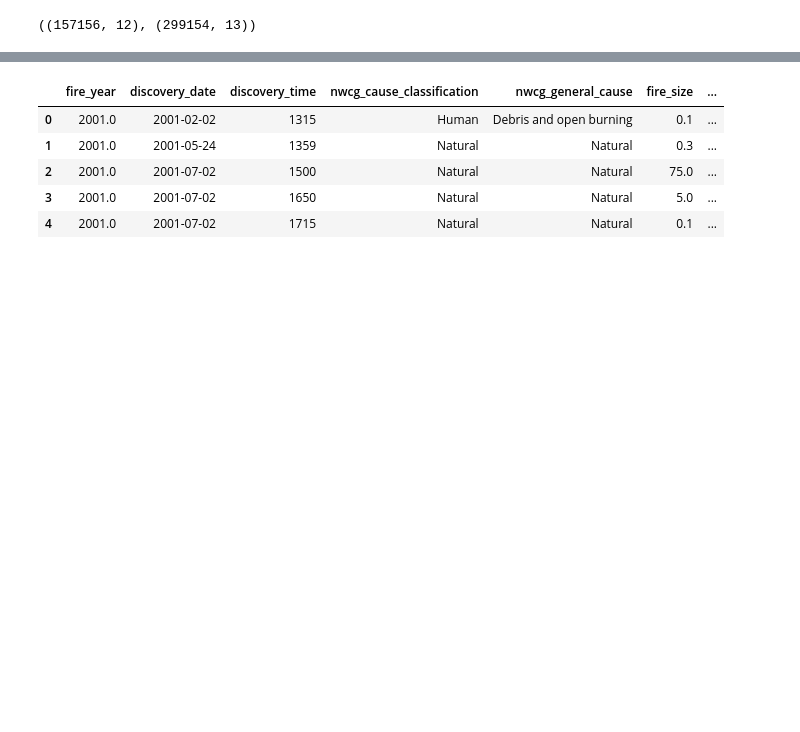
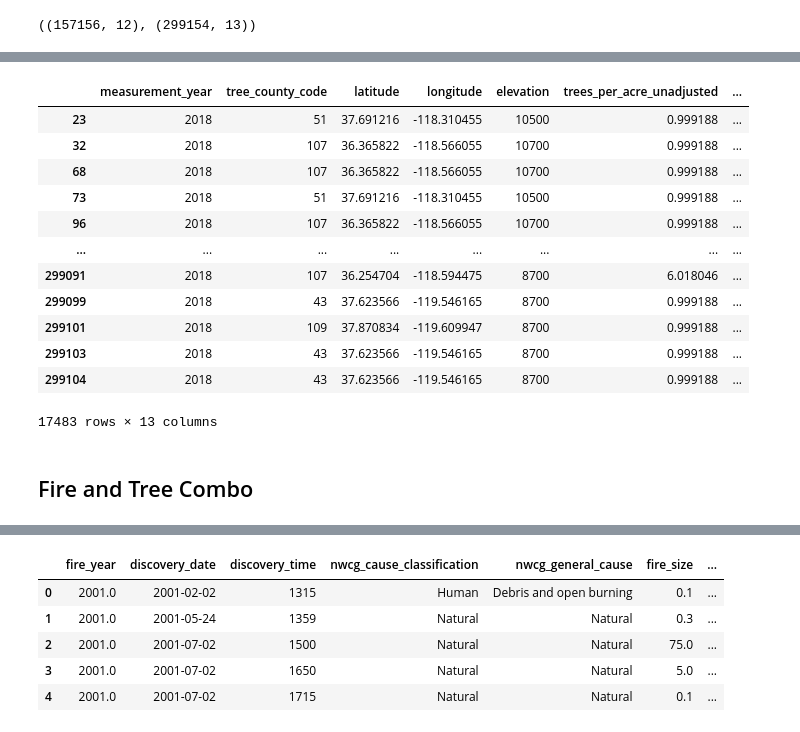
Before and after one commit to tkephart96/ca_wildfires, a Jupyter notebook: wrangle.ipynb, the cells around one changed output, grey strips where cells are left out. Drawn from its saved outputs; the diff is of its cells as text; code cells hidden in the pictures; blank space fills up the shorter version.

```diff
--- a/wrangle.ipynb
+++ b/wrangle.ipynb
@@ -441,3 +441,21 @@ aq
 # small_ca
 # %%
 # small_ca.to_csv('ca_fire2018.csv',index=False)
+# %%
+spt = pt[pt.measurement_year==2018]
+spt = spt.dropna()
+spt
+# %% [output]
+|  | measurement_year | tree_county_code | latitude | longitude | elevation | trees_per_acre_unadjusted | ... |
+| 23 | 2018 | 51 | 37.691216 | -118.310455 | 10500 | 0.999188 | ... |
+| 32 | 2018 | 107 | 36.365822 | -118.566055 | 10700 | 0.999188 | ... |
+| 68 | 2018 | 107 | 36.365822 | -118.566055 | 10700 | 0.999188 | ... |
+| 73 | 2018 | 51 | 37.691216 | -118.310455 | 10500 | 0.999188 | ... |
+| 96 | 2018 | 107 | 36.365822 | -118.566055 | 10700 | 0.999188 | ... |
+| ... | ... | ... | ... | ... | ... | ... | ... |
+| 299091 | 2018 | 107 | 36.254704 | -118.594475 | 8700 | 6.018046 | ... |
+| 299099 | 2018 | 43 | 37.623566 | -119.546165 | 8700 | 0.999188 | ... |
+| 299101 | 2018 | 109 | 37.870834 | -119.609947 | 8700 | 0.999188 | ... |
+| 299103 | 2018 | 43 | 37.623566 | -119.546165 | 8700 | 0.999188 | ... |
+| 299104 | 2018 | 43 | 37.623566 | -119.546165 | 8700 | 0.999188 | ... |
+17483 rows × 13 columns
@@ -444,2 +467,4 @@ aq
+# %% [markdown]
+## Fire and Tree Combo
 # %%
 fpt = None
```
Also changed, not shown: parts of 26 cells of this notebook.
